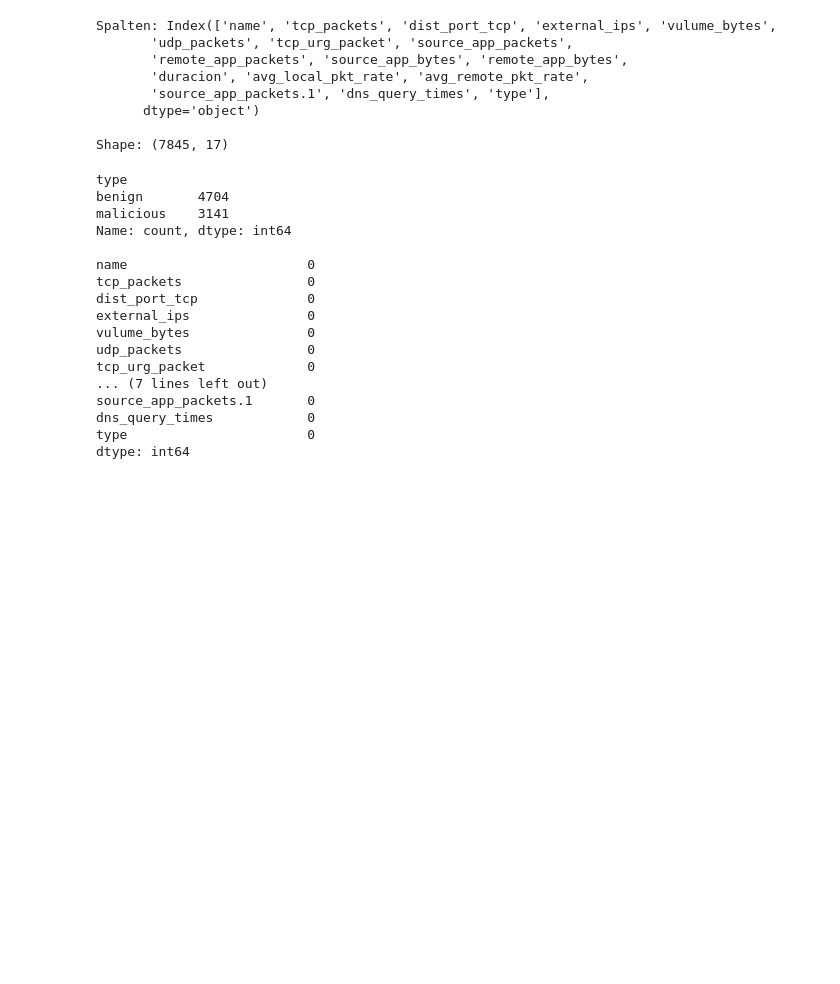
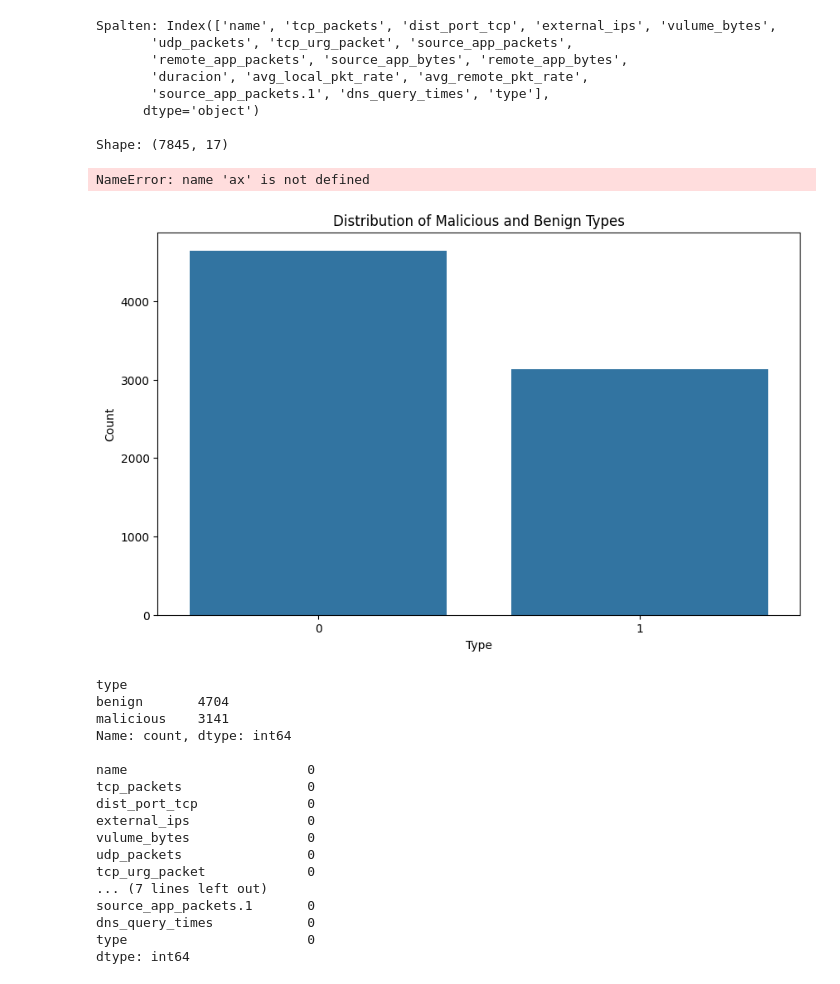
Before and after one commit to arlindgu/dsai-ai-training, a Jupyter notebook: notebooknew.ipynb, the cells around one changed output. Cells and saved outputs as stored; diff of their text form; code cells hidden in the pictures; blank space fills up the shorter version.

```diff
--- a/notebooknew.ipynb
+++ b/notebooknew.ipynb
@@ -42,6 +42,23 @@ Spalten: Index(['name', 'tcp_packets', 'dist_port_tcp', 'external_ips', 'vulume_
       dtype='object')
 
 Shape: (7845, 17)
+# %%
+import seaborn as sns
+
+import matplotlib.pyplot as plt
+
+# Plot the distribution of 'type'
+plt.figure(figsize=(10, 6))
+sns.countplot(x='type', data=df)
+plt.title('Distribution of Malicious and Benign Types')
+plt.xlabel('Type')
+plt.ylabel('Count')
+plt.show()
+
+print(data['type'].value_counts())
+# %% [output]
+NameError: name 'ax' is not defined
+[figure, added]
 # %%
 print(df.type.value_counts())
 print("")
```
Also changed, not shown: parts of 1 cell of this notebook, 1 other file.
